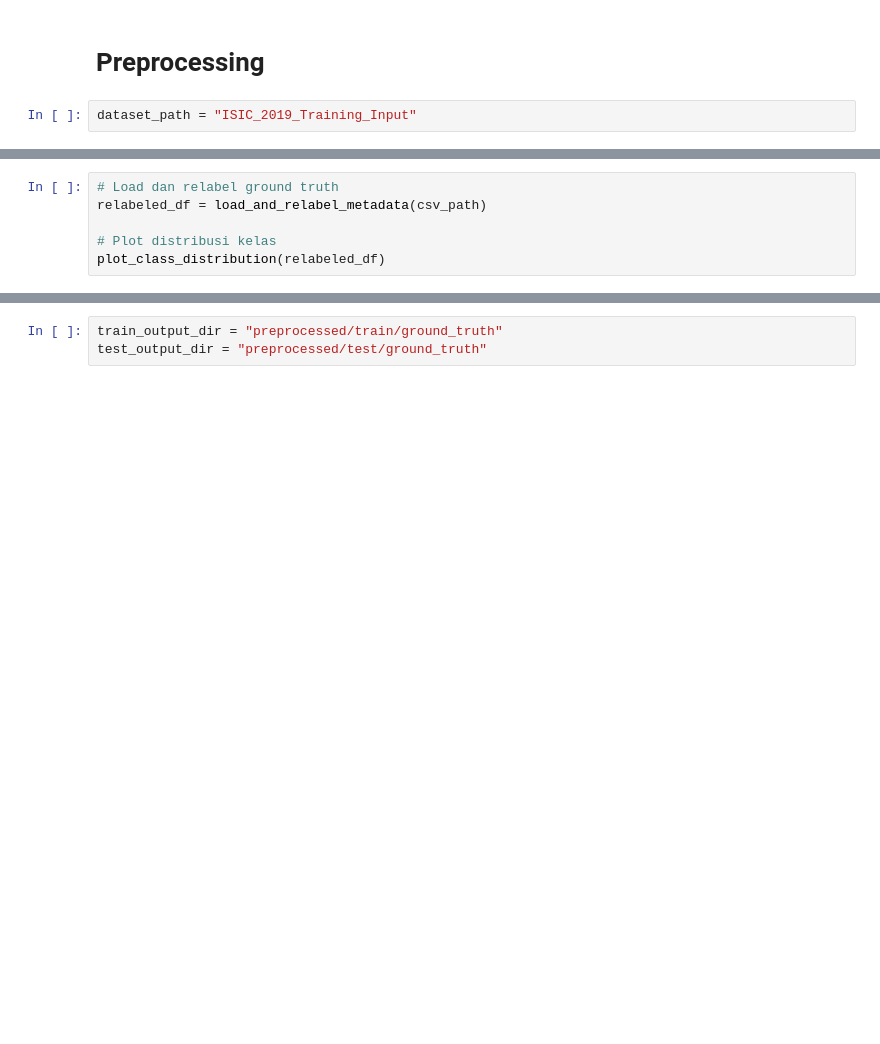
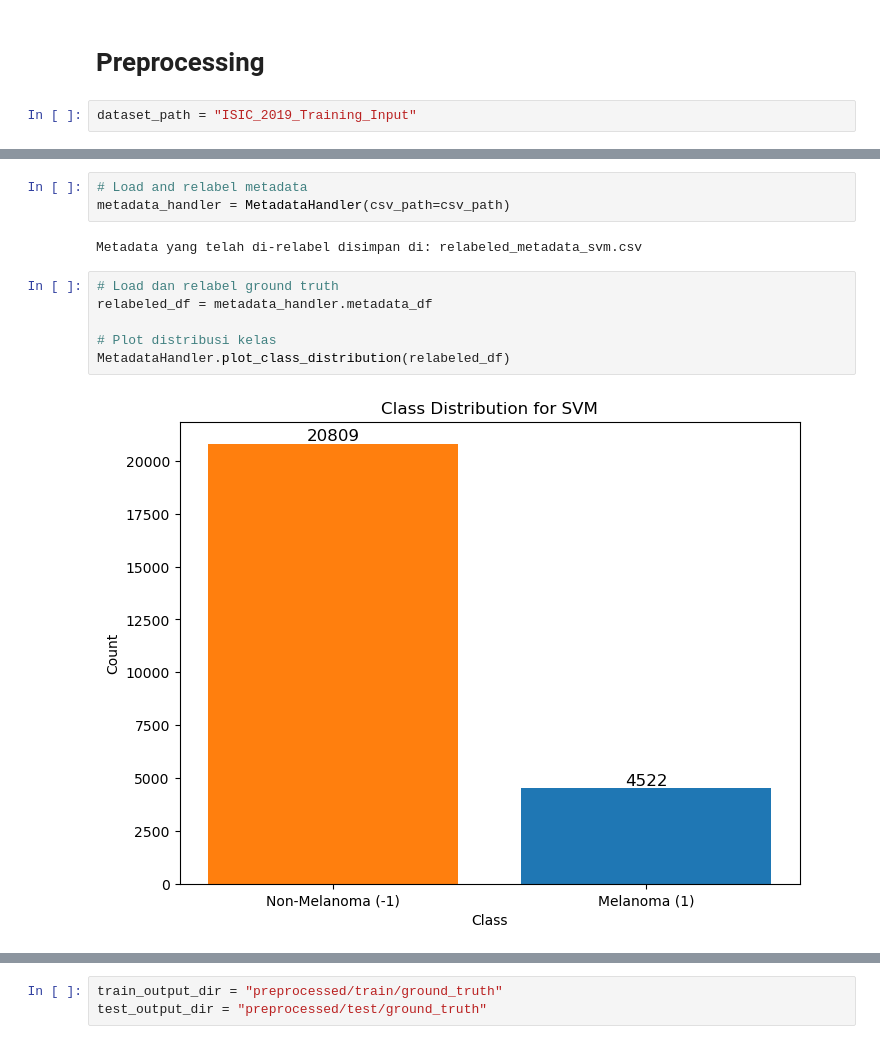
Before and after one commit to StefanusTitan/MobileNetV2-SVM-for-Melanoma-Classification, a Jupyter notebook: tugas-akhir.ipynb, the cells around one changed output, grey strips where cells are left out. Cells and saved outputs as stored; diff of their text form; blank space fills up the shorter version.

Commit message:
Refactor + Visualization

```diff
--- a/tugas-akhir.ipynb
+++ b/tugas-akhir.ipynb
@@ -105,9 +302,16 @@ def plot_class_distribution(relabeled_metadata):
+# %%
+# Load and relabel metadata
+metadata_handler = MetadataHandler(csv_path=csv_path)
+# %% [output]
+Metadata yang telah di-relabel disimpan di: relabeled_metadata_svm.csv
 # %%
 # Load dan relabel ground truth
-relabeled_df = load_and_relabel_metadata(csv_path)
+relabeled_df = metadata_handler.metadata_df
 
 # Plot distribusi kelas
-plot_class_distribution(relabeled_df)
+MetadataHandler.plot_class_distribution(relabeled_df)
+# %% [output]
+[figure, added]
 # %%
 # Print baris-baris awal untuk verifikasi relabeling
 print(relabeled_df.head())
```
Also changed, not shown: parts of 37 cells of this notebook, 6 other files.
